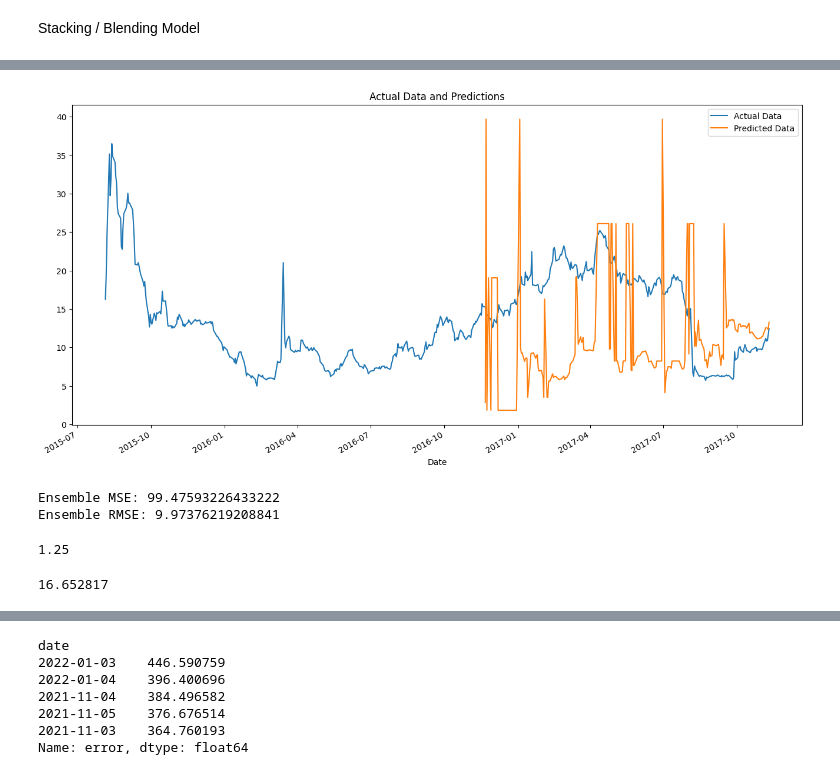
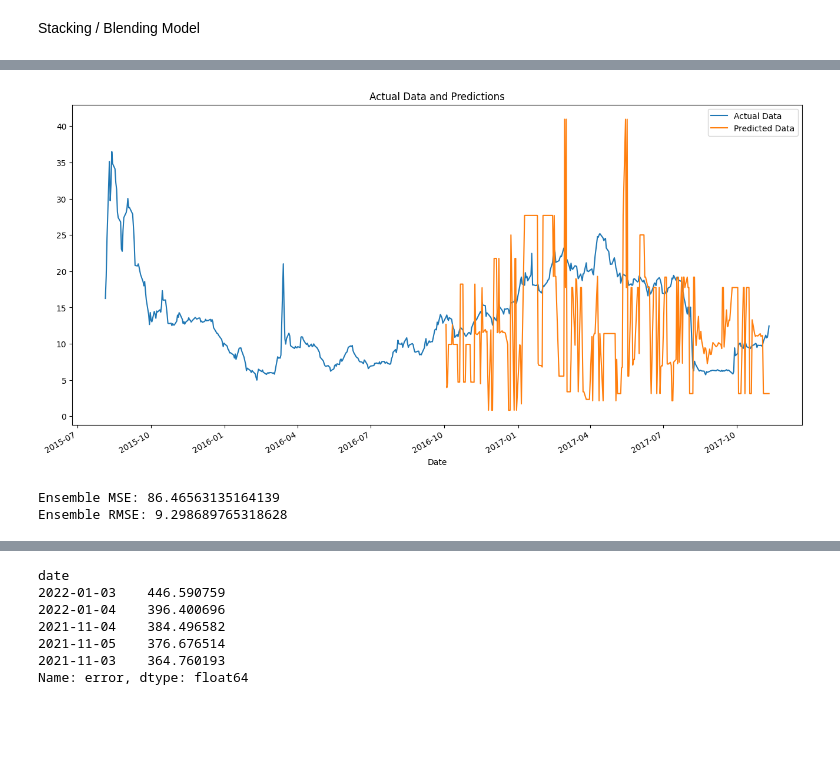
Before and after one commit to briangasca/Stock_ML_Models, a Jupyter notebook: XGBoost_Model_Ver_3.ipynb, the cells around one changed output, grey strips where cells are left out. Drawn from its saved outputs; the diff is of its cells as text; code cells hidden in the pictures; blank space fills up the shorter version.

```diff
--- a/XGBoost_Model_Ver_3.ipynb
+++ b/XGBoost_Model_Ver_3.ipynb
@@ -5,6 +5,7 @@ Stacking / Blending Model
 # %%
 # W.I.P., amplitudes are off but the basic graph shape is there.
 # Imports
+import math
 import pandas as pd
 import numpy as np
 import matplotlib.pyplot as plt
@@ -19,15 +20,16 @@ from hyperopt import fmin, tpe, hp, STATUS_OK, Trials
 palette = sb.color_palette()
 
 # Initialize datasets
-'''
 stockDatasets = ["yrd.us.txt", "yten.us.txt", "ytra.us.txt", "yum.us.txt", "yuma.us.txt",
                  "yumc.us.txt", "yume.us.txt", "yy.us.txt", "z.us.txt", "zagg.us.txt",
                  "zais.us.txt", "zayo.us.txt", "zb_a.us.txt", "zb_g.us.txt", "zb_h.us.txt",
-                 "zbh.us.txt", "zbio.us.txt", "zbk.us.txt", "zbra.us.txt", "zbzx.us.txt",]
-'''
-stockDatasets = ["yrd.us.txt", "yten.us.txt", "ytra.us.txt", "yum.us.txt", "yuma.us.txt",
-                 "yumc.us.txt", "yume.us.txt", "yy.us.txt", "z.us.txt", "zagg.us.txt",
-                 "zais.us.txt", "zayo.us.txt", "zb_a.us.txt"]
+                 "zbh.us.txt", "zbio.us.txt", "zbk.us.txt", "zbra.us.txt", "zbzx.us.txt",
+                 "zdge.us.txt", "zeal.us.txt", "zen.us.txt", "zeus.us.txt", "zf.us.txt",
+                 "zfgn.us.txt", "zg.us.txt", "zgnx.us.txt", "zion.us.txt", "zionw.us.txt",
+                 "zionz.us.txt", "ziop.us.txt", "zixi.us.txt", "zjzzt.us.txt", "zkin.us.txt",
+                 "zlab.us.txt", "zn.us.txt", "znga.us.txt", "znh.us.txt", "zoes.us.txt",
+                 "zsan.us.txt", "zto.us.txt", "ztr.us.txt", "zts.us.txt", "zumz.us.txt"
+                 ]
 
 dfs = []
 
@@ -43,14 +45,14 @@ for dataset in stockDatasets:
 
 # Split data
 train_sets = []
-test_set = zyne_df.loc[zyne_df.index >= "2016-11-21"]
+test_set = zyne_df.loc[zyne_df.index >= "2016-10-01"]
 
 for df in dfs:
   train_sets.append(df)
 
 # Give train_sets weight based on graph to predict future prices of
-train_predicting_set = zyne_df.loc[zyne_df.index < "2016-11-21"]
-weight = 5
+train_predicting_set = zyne_df.loc[zyne_df.index < "2016-10-01"]
+weight = len(stockDatasets) // 2
 
 # weight mechanic, W.I.P.
 for i in range(weight):
@@ -135,15 +137,41 @@ for model in models:
   prediction = model.predict(X_test_sample)
   ensemble_predictions.append(prediction)
 
-## TESTING - Stacking / Blending Algorithm ##
+# Stacking / Blending Algorithm
 final_prediction = []
 
 for i in range(len(X_test_sample)):
-    closest_prediction_idx = np.argmin([abs(pred[i] - train_predicting_set['Close'][i]) for pred in ensemble_predictions])
-    closest_prediction = ensemble_predictions[-closest_prediction_idx][i]
-    final_prediction.append(closest_prediction)
-########
+  closest_prediction_idx = np.argmin([abs(pred[i] - train_predicting_set['Close'][i]) for pred in ensemble_predictions])
+  closest_prediction = ensemble_predictions[-closest_prediction_idx][i]
+  final_prediction.append(closest_prediction)
 
+for i in range(len(final_prediction)):
+  '''
+  if final_prediction[i] > 15:
+    final_prediction[i] = math.sqrt(final_prediction[i])
+  elif final_prediction[i] <= 15:
+    final_prediction[i] += 10
+
+  if final_prediction[i] > 30:
+    final_prediction[i] /= 2
+  elif final_prediction[i] < 5:
+    final_prediction[i] *= 4
+
+  final_prediction[i] /= 2
+  final_prediction[i] += 5
+  '''
+
+# Gradient Descent Testing
+def gradient_descent(gradient, start, learn_rate, n_iter):
+  vector = start
+  for _ in range(n_iter):
+      diff = -learn_rate * gradient(vector)
+      vector += diff
+  return vector
+
+gd_test = gradient_descent(np.cos, final_prediction, 0.7, 1000)
+
+# Visualize predictions (All the code below needs to be cleaned up, especially zyne.df file management :P)
 test_set["prediction"] = final_prediction
 zyne_df = zyne_df.merge(test_set[["prediction"]], how = "left", left_index = True, right_index = True)
 
@@ -154,7 +182,8 @@ ax.set_title("Actual Data and Predictions")
 plt.show()
 
 # Evaluate Accuracy (definitely not working)
-ensemble_mse = mean_squared_error(y_test_sample, final_prediction)
+#ensemble_mse = mean_squared_error(y_test_sample, final_prediction)
+ensemble_mse = mean_squared_error(test_set["Close"], test_set["prediction"])
 print("Ensemble MSE:", ensemble_mse)
 ensemble_rmse = np.sqrt(ensemble_mse)
 print("Ensemble RMSE:", ensemble_rmse)
@@ -179,11 +208,3 @@ print("Ensemble RMSE:", ensemble_rmse)
-[figure, old version]
+[figure, new version]
-Ensemble MSE: 99.47593226433222
-Ensemble RMSE: 9.97376219208841
+Ensemble MSE: 86.46563135164139
+Ensemble RMSE: 9.298689765318628
-# %%
-train_predicting_set['Close'][0]
-# %% [output]
-1.25
-# %%
-ensemble_predictions[0][0]
-# %% [output]
-16.652817
```
Also changed, not shown: parts of 9 cells of this notebook.
